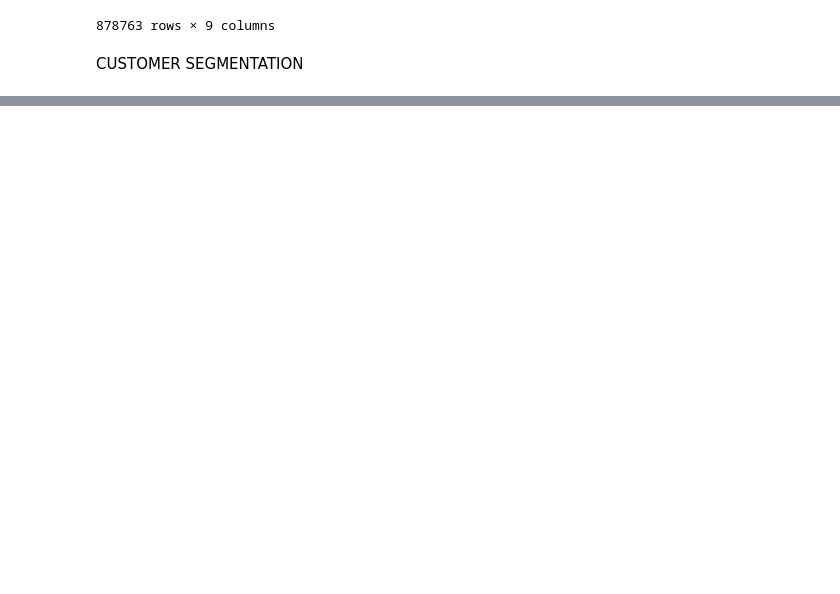
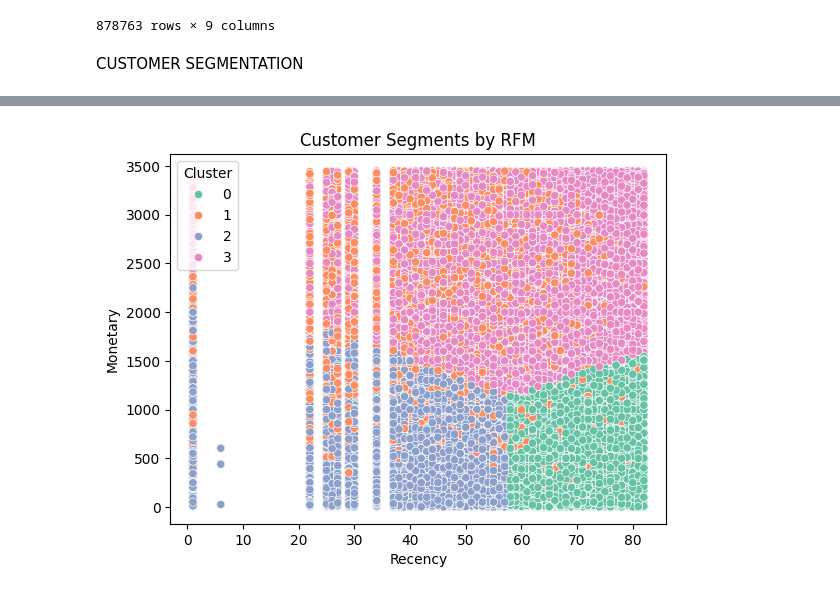
Before and after one commit to deCrystals/Bank_CustomerSegmentation, a Jupyter notebook: Notebook/bank.ipynb, the cells around one changed output, grey strips where cells are left out. Saved outputs shown, nothing was run; the diff lists cells and outputs as text; code cells hidden in the pictures; blank space fills up the shorter version.

```diff
--- a/Notebook/bank.ipynb
+++ b/Notebook/bank.ipynb
@@ -565,0 +619,4 @@ plt.show()
+# %%
+# Choose the optimal number of clusters (say k=4)
+kmeans = KMeans(n_clusters=4, random_state=42)
+rfm_data['Cluster'] = kmeans.fit_predict(rfm_scaled)
@@ -565,0 +634,6 @@ plt.show()
+# %%
+sns.scatterplot(data=rfm_data, x='Recency', y='Monetary', hue='Cluster', palette='Set2')
+plt.title('Customer Segments by RFM')
+plt.show()
+# %% [output]
+[figure, added]
```
Also changed, not shown: parts of 12 cells of this notebook.
